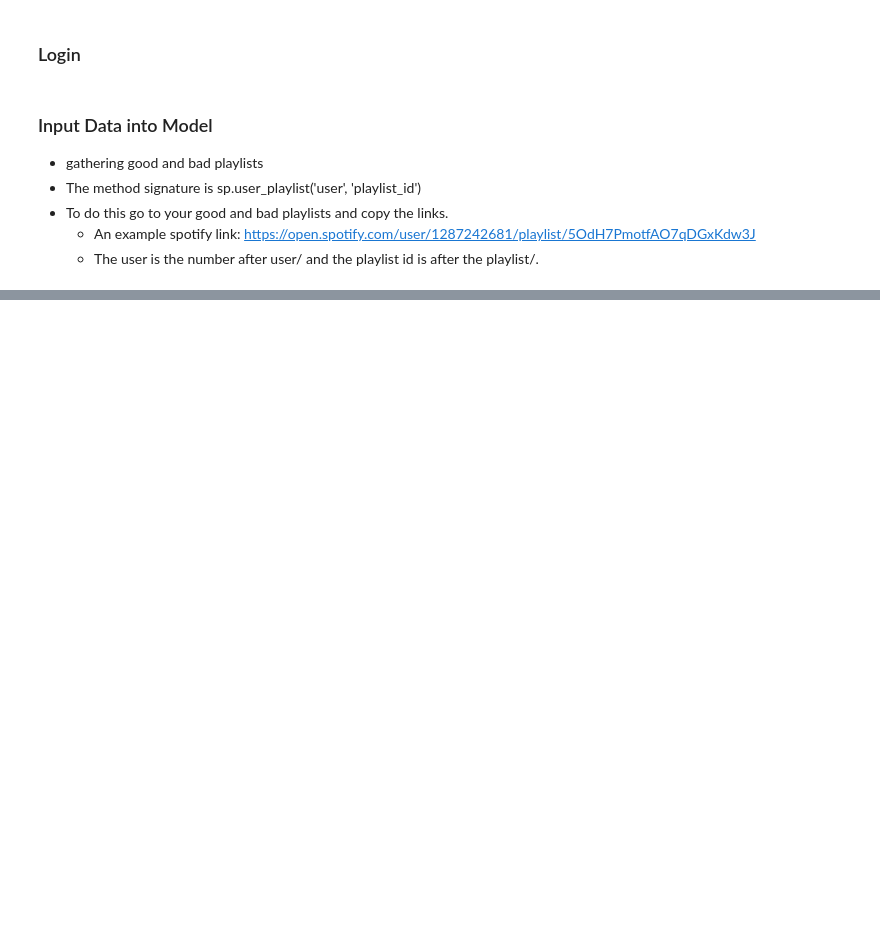
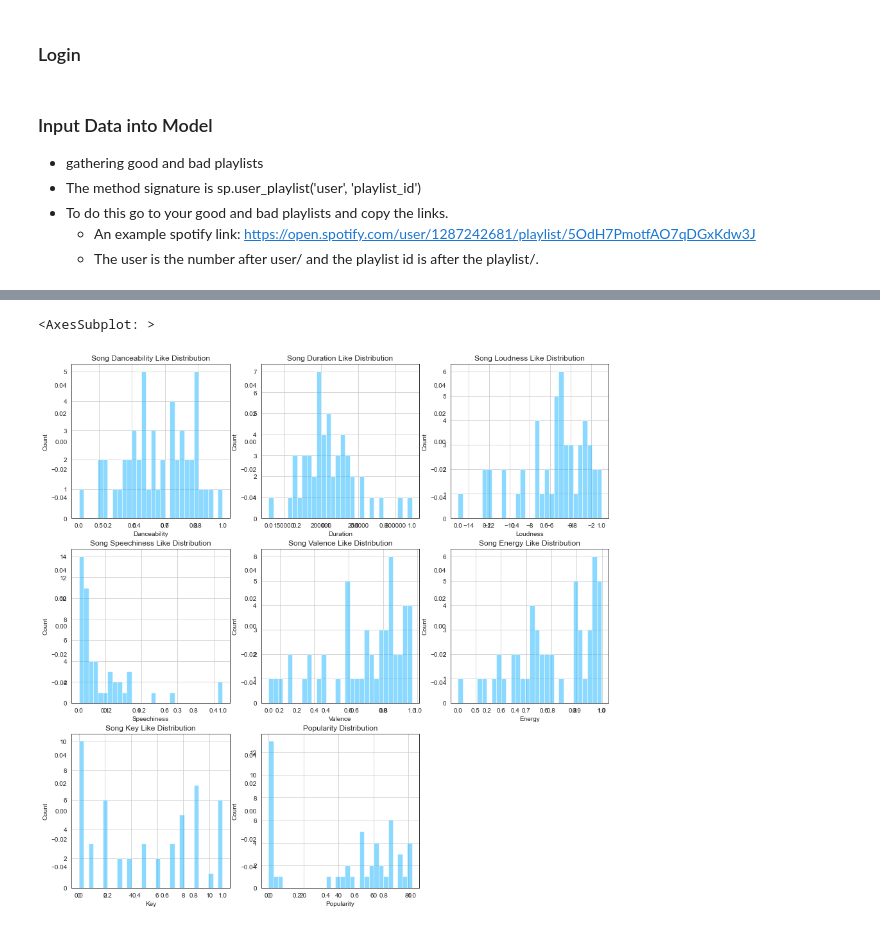
Before and after one commit to bananajoe-4/spotify-discover-weekly-ml, a Jupyter notebook: notebook.ipynb, the cells around one changed output, grey strips where cells are left out. Cells and saved outputs as stored; diff of their text form; code cells hidden in the pictures; blank space fills up the shorter version.

```diff
--- a/notebook.ipynb
+++ b/notebook.ipynb
@@ -101,0 +190,77 @@ AttributeError: 'NoneType' object has no attribute 'split'
+# %%
+fig2 = plt.figure(figsize=(15,15))
+
+#Danceability
+ax3 = fig2.add_subplot(331)
+ax3.set_xlabel('Danceability')
+ax3.set_ylabel('Count')
+ax3.set_title('Song Danceability Like Distribution')
+pos_dance.hist(alpha= 0.5, bins=30)
+ax4 = fig2.add_subplot(331)
+neg_dance.hist(alpha= 0.5, bins=30)
+
+#Duration_ms
+ax5 = fig2.add_subplot(332)
+ax5.set_xlabel('Duration')
+ax5.set_ylabel('Count')
+ax5.set_title('Song Duration Like Distribution')
+pos_duration.hist(alpha= 0.5, bins=30)
+ax6 = fig2.add_subplot(332)
+neg_duration.hist(alpha= 0.5, bins=30)
+
+#Loudness
+ax7 = fig2.add_subplot(333)
+ax7.set_xlabel('Loudness')
+ax7.set_ylabel('Count')
+ax7.set_title('Song Loudness Like Distribution')
+pos_loudness.hist(alpha= 0.5, bins=30)
+ax8 = fig2.add_subplot(333)
+neg_loudness.hist(alpha= 0.5, bins=30)
+
+#Speechiness
+ax9 = fig2.add_subplot(334)
+ax9.set_xlabel('Speechiness')
+ax9.set_ylabel('Count')
+ax9.set_title('Song Speechiness Like Distribution')
+pos_speechiness.hist(alpha= 0.5, bins=30)
+ax10 = fig2.add_subplot(334)
+neg_speechiness.hist(alpha= 0.5, bins=30)
+
+#Valence
+ax11 = fig2.add_subplot(335)
+ax11.set_xlabel('Valence')
+ax11.set_ylabel('Count')
+ax11.set_title('Song Valence Like Distribution')
+pos_valence.hist(alpha= 0.5, bins=30)
+ax12 = fig2.add_subplot(335)
+neg_valence.hist(alpha= 0.5, bins=30)
+
+#Energy
+ax13 = fig2.add_subplot(336)
+ax13.set_xlabel('Energy')
+ax13.set_ylabel('Count')
+ax13.set_title('Song Energy Like Distribution')
+pos_energy.hist(alpha= 0.5, bins=30)
+ax14 = fig2.add_subplot(336)
+neg_energy.hist(alpha= 0.5, bins=30)
+
+#Key
+ax15 = fig2.add_subplot(337)
+ax15.set_xlabel('Key')
+ax15.set_ylabel('Count')
+ax15.set_title('Song Key Like Distribution')
+pos_key.hist(alpha= 0.5, bins=30)
+ax16 = fig2.add_subplot(337)
+neg_key.hist(alpha= 0.5, bins=30)
+
+#Key
+ax15 = fig2.add_subplot(338)
+ax15.set_xlabel('Popularity')
+ax15.set_ylabel('Count')
+ax15.set_title('Popularity Distribution')
+pos_popularity.hist(alpha= 0.5, bins=30)
+ax16 = fig2.add_subplot(338)
+neg_popularity.hist(alpha= 0.5, bins=30)
+# %% [output]
+<AxesSubplot: >
+[figure, added]
```
Also changed, not shown: parts of 11 cells of this notebook.
